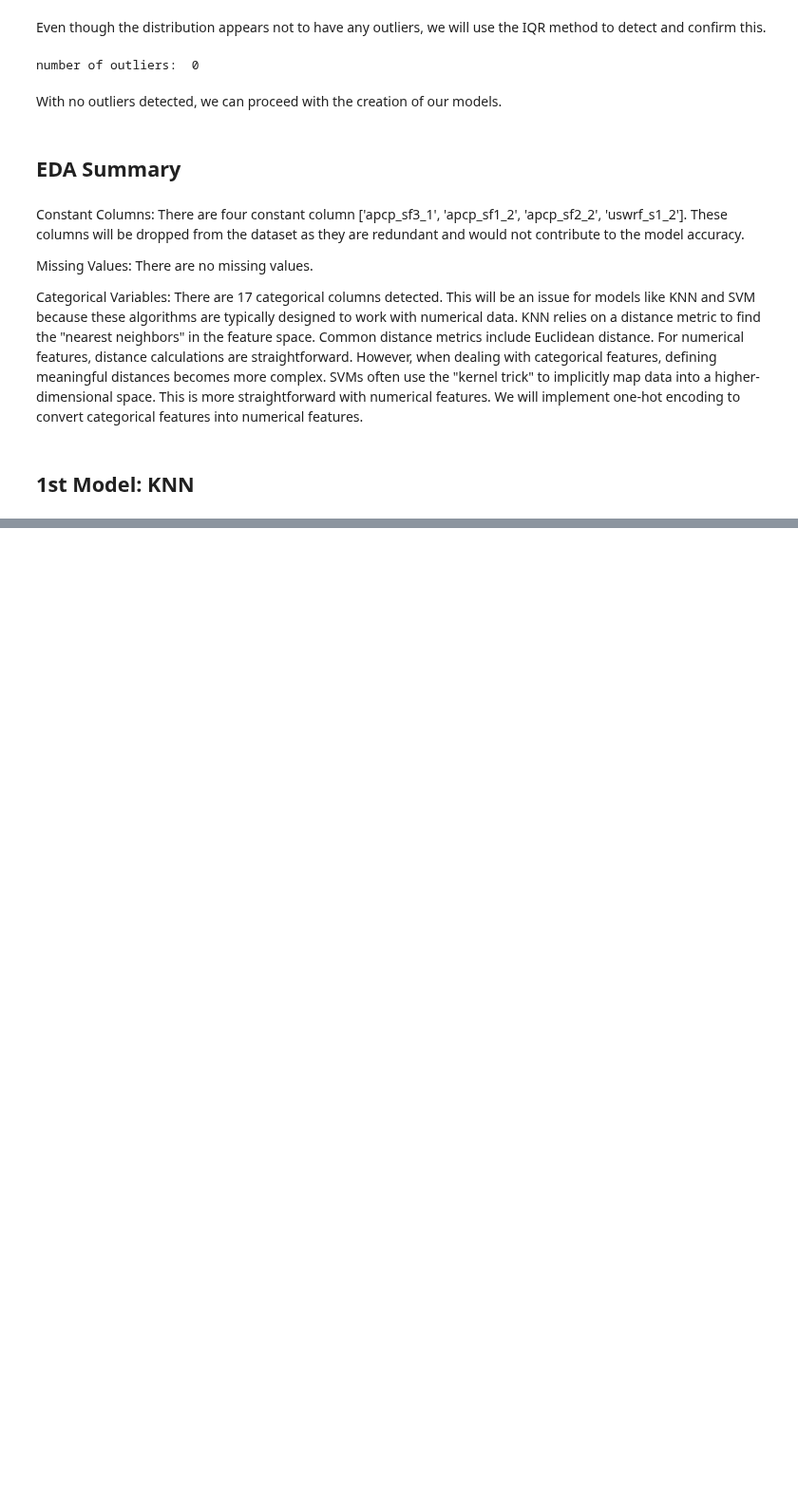
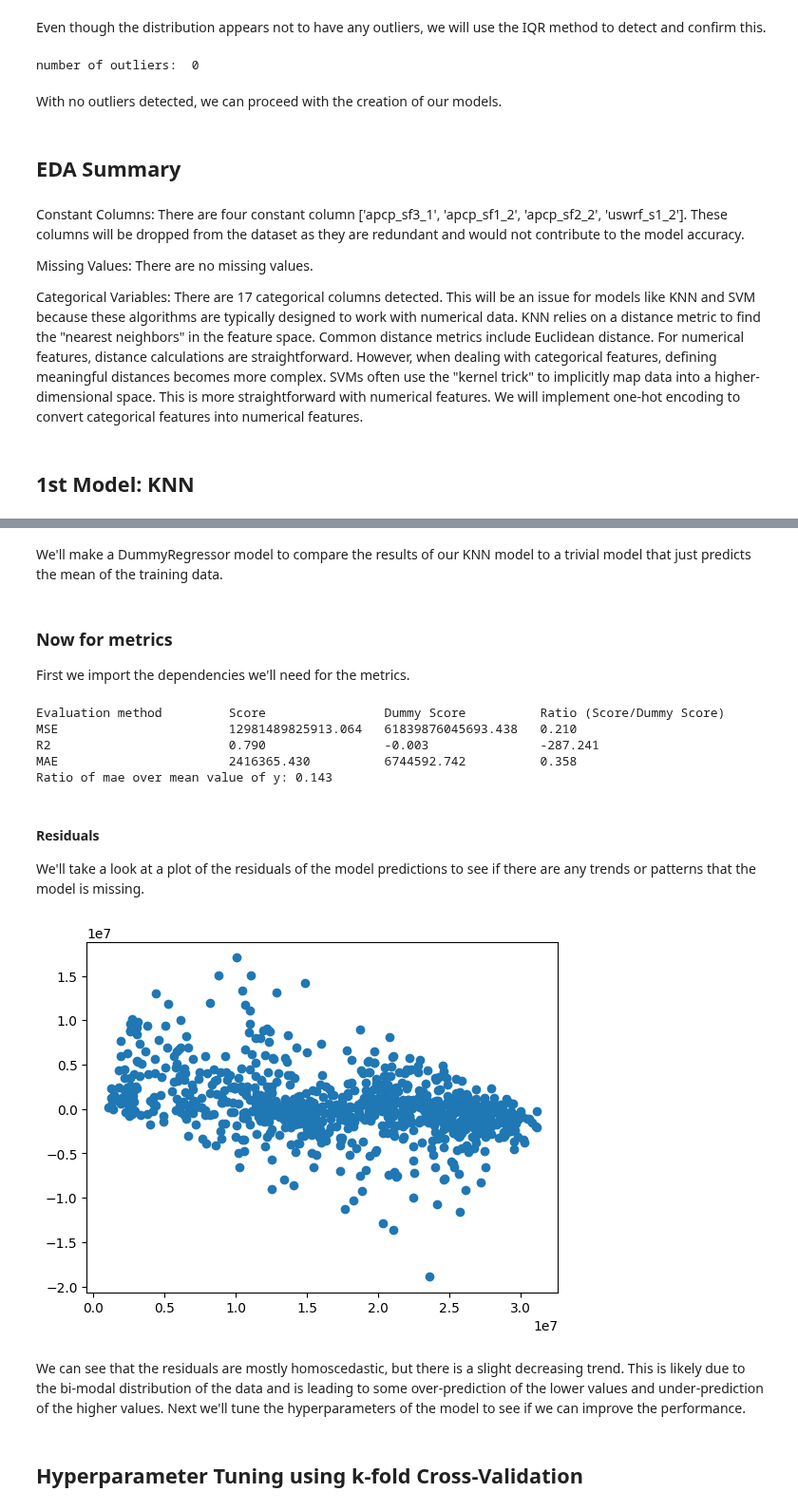
Before and after one commit to Joaomc15/UC3M-MLBD, a Jupyter notebook: assignment1/finalizing.ipynb, the cells around one changed output, grey strips where cells are left out. Shown at 95% size. Cells and saved outputs as stored; diff of their text form; code cells hidden in the pictures; blank space fills up the shorter version.

```diff
--- a/assignment1/finalizing.ipynb
+++ b/assignment1/finalizing.ipynb
@@ -120,7 +170,7 @@ After that initial cleanup, we can start looking at some visual representations
 import matplotlib.pyplot as plt
 
 # Now separate the data into X and y.
-X = ava.drop('energy', axis=1)
+x = ava.drop('energy', axis=1)
 y = ava['energy']
 # %%
 # To actually plot the histogram, we use matplotlib.pyplot.hist()
@@ -162,0 +226,13 @@ Our 1st model is a K Nearest Neighbors model. This model is a non-parametric met
+# %%
+preprocessor = ColumnTransformer(
+    transformers = [
+        ('STscaler', StandardScaler(), make_column_selector(dtype_include=np.float64)),
+        ('MMscaler', MinMaxScaler(), make_column_selector(dtype_include=np.int64)),
+        ('OHE', OneHotEncoder(drop='first'), make_column_selector(dtype_include='category'))
+    ],
+    remainder = 'passthrough'
+)
+
+preprocessor.fit(x)
+
+X = preprocessor.transform(x)
@@ -162,0 +262,2 @@ Our 1st model is a K Nearest Neighbors model. This model is a non-parametric met
+# %%
+X_train, X_test, y_train, y_test = train_test_split(X, y, test_size=0.2, random_state=56)
@@ -162,0 +266,11 @@ Our 1st model is a K Nearest Neighbors model. This model is a non-parametric met
+# %%
+from sklearn.neighbors import KNeighborsRegressor
+
+# Instantiate the model, leaving default values for all hyperparameters which is n= 5
+knn = KNeighborsRegressor()
+knn.fit(X_train, y_train)
+
+# We'll now make our predictions
+y_pred = knn.predict(X_test)
+# %% [markdown]
+We'll make a DummyRegressor model to compare the results of our KNN model to a trivial model that just predicts the mean of the training data.
@@ -162,0 +283,27 @@ Our 1st model is a K Nearest Neighbors model. This model is a non-parametric met
+# %% [markdown]
+### Now for metrics
+
+First we import the dependencies we'll need for the metrics.
+# %%
+
+# Use that helper function from the top of the file to get scores
+get_scores(y_pred)
+# %% [output]
+Evaluation method         Score                Dummy Score          Ratio (Score/Dummy Score)
+MSE                       12981489825913.064   61839876045693.438   0.210
+R2                        0.790                -0.003               -287.241
+MAE                       2416365.430          6744592.742          0.358
+Ratio of mae over mean value of y: 0.143
+# %% [markdown]
+#### Residuals
+
+We'll take a look at a plot of the residuals of the model predictions to see if there are any trends or patterns that the model is missing.
+# %%
+plt.scatter(y_test, y_pred - y_test)
+plt.show()
+# %% [output]
+[figure, added]
+# %% [markdown]
+We can see that the residuals are mostly homoscedastic, but there is a slight decreasing trend. This is likely due to the bi-modal distribution of the data and is leading to some over-prediction of the lower values and under-prediction of the higher values. Next we'll tune the hyperparameters of the model to see if we can improve the performance.
+# %% [markdown]
+## Hyperparameter Tuning using k-fold Cross-Validation
```
Also changed, not shown: parts of 17 cells of this notebook, 1 other file.
